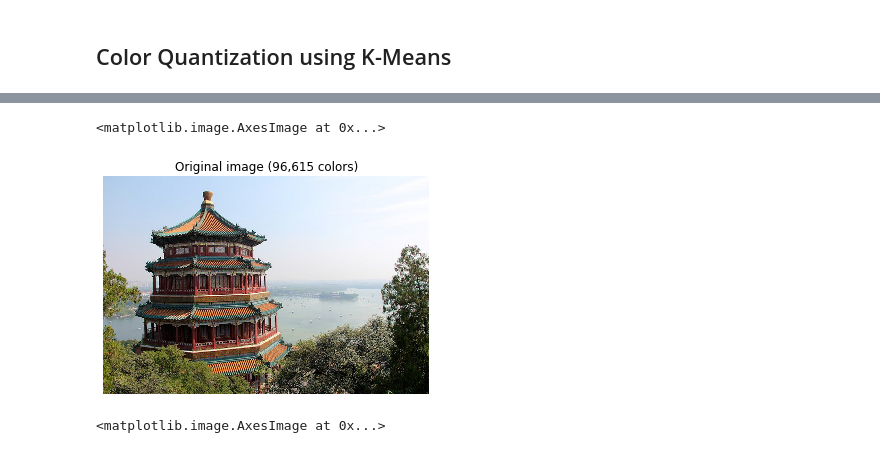
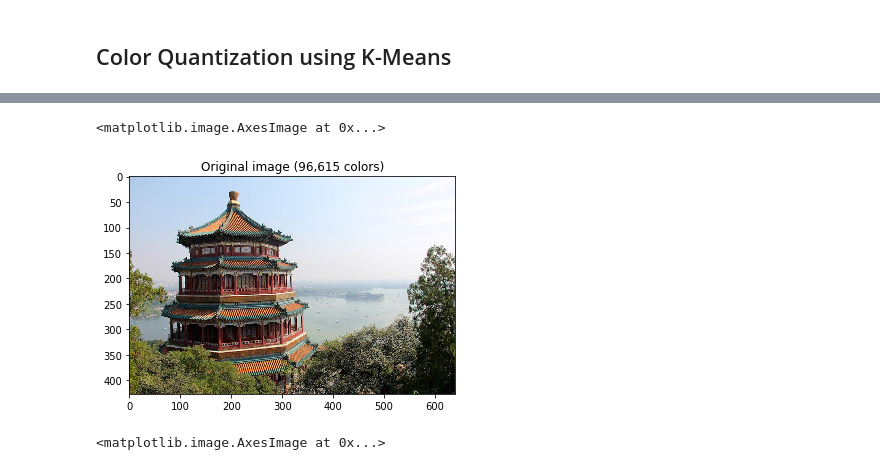
Before and after one commit to rastislp/Machine_learning, a Jupyter notebook: scikit-learn.ipynb, the cells around one changed output, grey strips where cells are left out. Saved outputs shown, nothing was run; the diff lists cells and outputs as text; code cells hidden in the pictures.

```diff
--- a/scikit-learn.ipynb
+++ b/scikit-learn.ipynb
@@ -96,13 +118,14 @@ def recreate_image(codebook, labels, w, h):
 # %%
 # Display all results, alongside original image
 plt.figure(1)
 plt.clf()
-plt.axis("off")
+plt.imshow(china / 255.0)
+plt.axis("on")
 plt.title("Original image (96,615 colors)")
 plt.imshow(china)
 # %% [output]
 <matplotlib.image.AxesImage at 0x...>
-[figure, old version]
+[figure, new version]
 # %%
 plt.figure(2)
 plt.clf()
```
Also changed, not shown: parts of 13 cells of this notebook.
